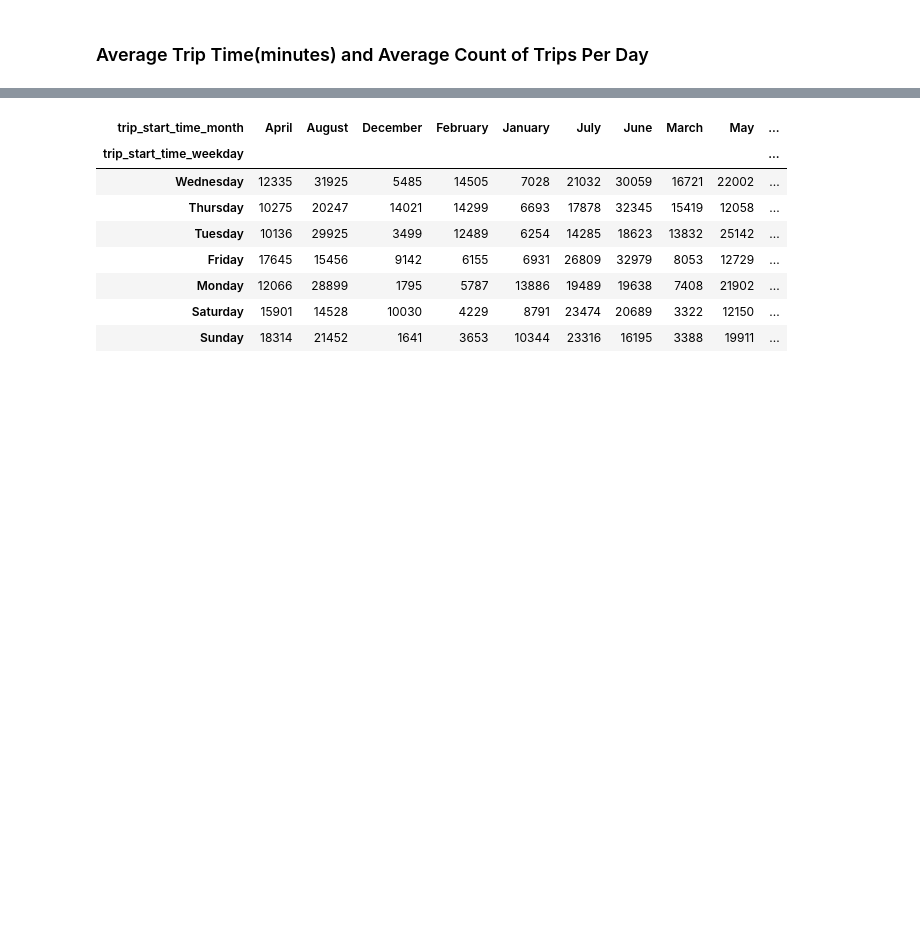
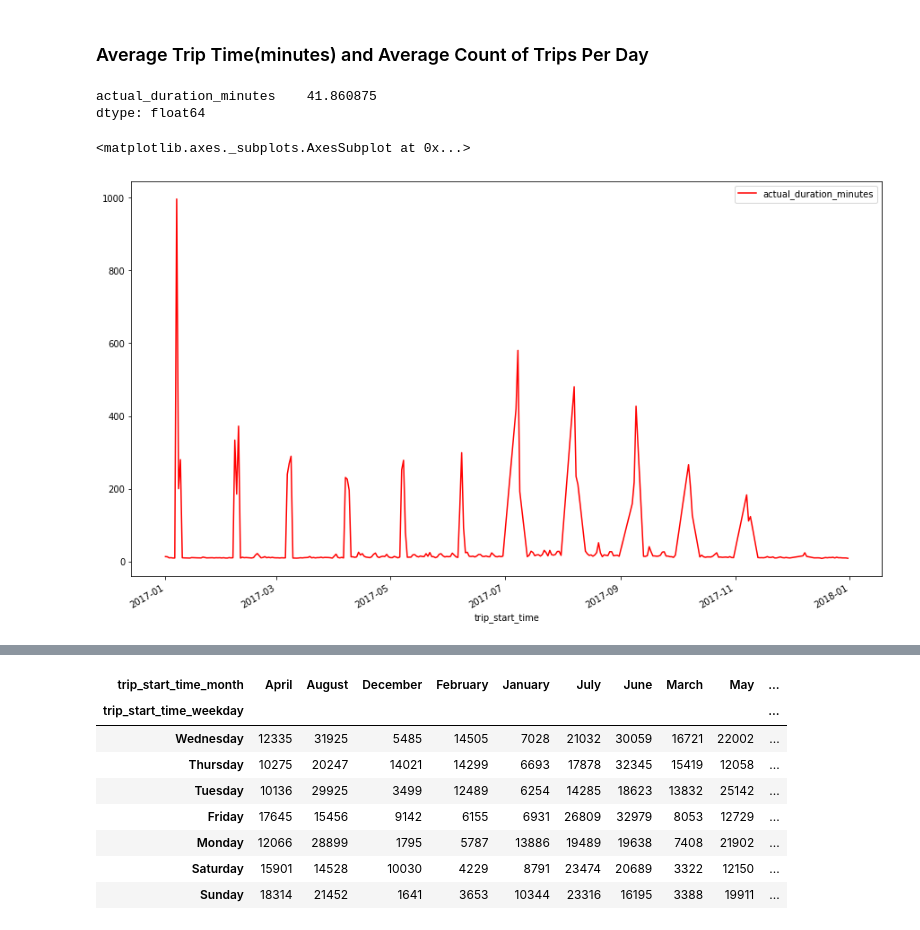
Before and after one commit to PrinceDuru/Operations_Analysis, a Jupyter notebook: Toronto_Bike_Share_Data_Analysis_Code.ipynb, the cells around one changed output, grey strips where cells are left out. Drawn from its saved outputs; the diff is of its cells as text; code cells hidden in the pictures; blank space fills up the shorter version.

```diff
--- a/Toronto_Bike_Share_Data_Analysis_Code.ipynb
+++ b/Toronto_Bike_Share_Data_Analysis_Code.ipynb
@@ -467,2 +473,14 @@ Let's start answering business questions using data analysis
 # %% [markdown]
 ### Average Trip Time(minutes) and Average Count of Trips Per Day
+# %%
+av_tr=av_tr.dropna()  # 311 rows retained, 51 rows dropped
+# %%
+av_tr.mean()
+# %% [output]
+actual_duration_minutes    41.860875
+dtype: float64
+# %%
+av_tr['actual_duration_minutes'].plot(kind='line', figsize=(15,9), color='red')
+# %% [output]
+<matplotlib.axes._subplots.AxesSubplot at 0x...>
+[figure, added]
```
Also changed, not shown: parts of 13 cells of this notebook.
